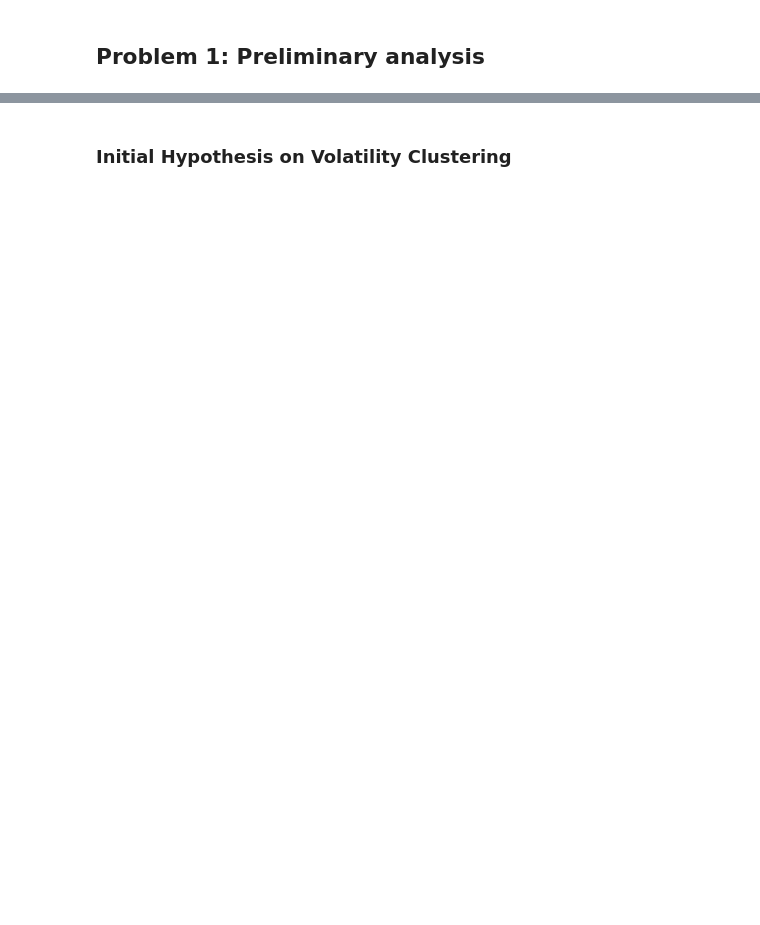
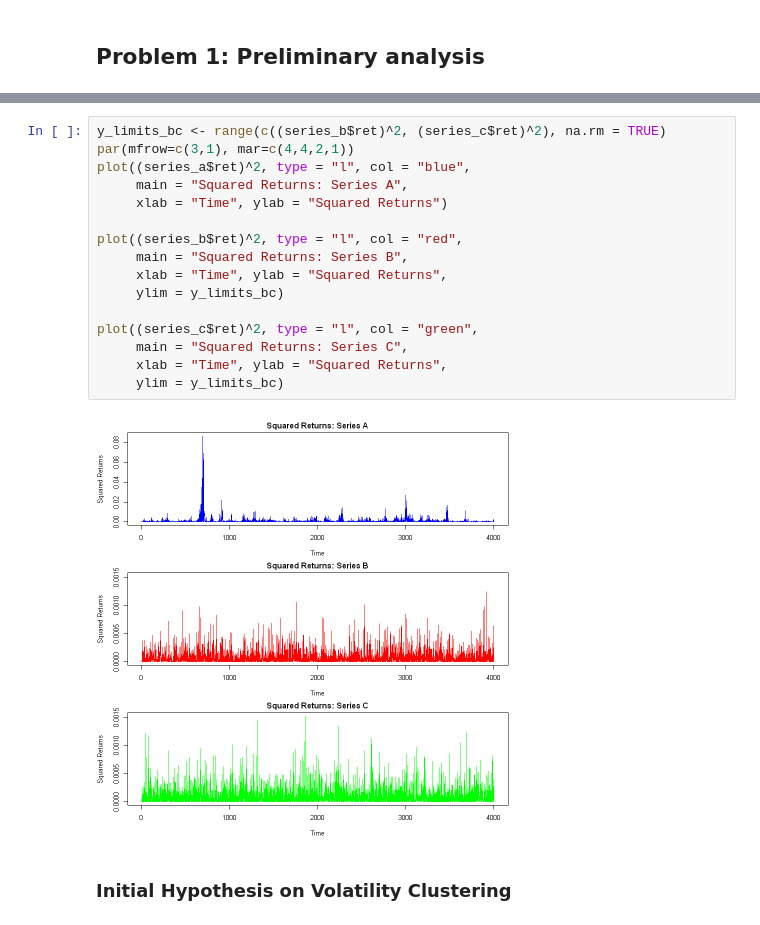
Before and after one commit to Stepan213/FinEcox, a Jupyter notebook: master.ipynb, the cells around one changed output, grey strips where cells are left out. Drawn from its saved outputs; the diff is of its cells as text; blank space fills up the shorter version.

```diff
--- a/master.ipynb
+++ b/master.ipynb
@@ -15,2 +63,20 @@
+# %%
+y_limits_bc <- range(c((series_b$ret)^2, (series_c$ret)^2), na.rm = TRUE)
+par(mfrow=c(3,1), mar=c(4,4,2,1))
+plot((series_a$ret)^2, type = "l", col = "blue",
+     main = "Squared Returns: Series A",
+     xlab = "Time", ylab = "Squared Returns")
+
+plot((series_b$ret)^2, type = "l", col = "red",
+     main = "Squared Returns: Series B",
+     xlab = "Time", ylab = "Squared Returns",
+     ylim = y_limits_bc)
+
+plot((series_c$ret)^2, type = "l", col = "green",
+     main = "Squared Returns: Series C",
+     xlab = "Time", ylab = "Squared Returns",
+     ylim = y_limits_bc)
+# %% [output]
+[figure, added]
 # %% [markdown]
 ### Initial Hypothesis on Volatility Clustering
```
Also changed, not shown: parts of 23 cells of this notebook.
